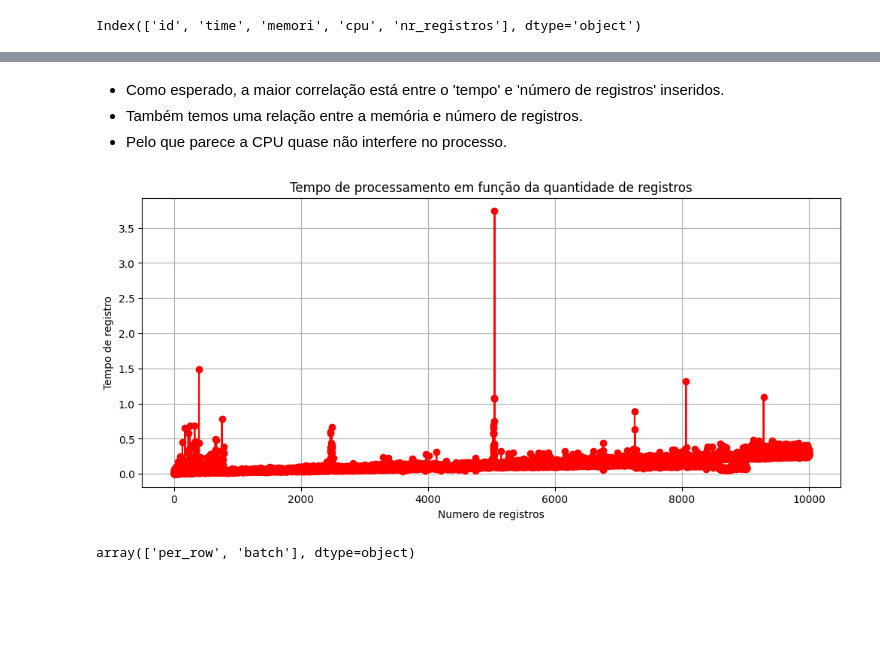
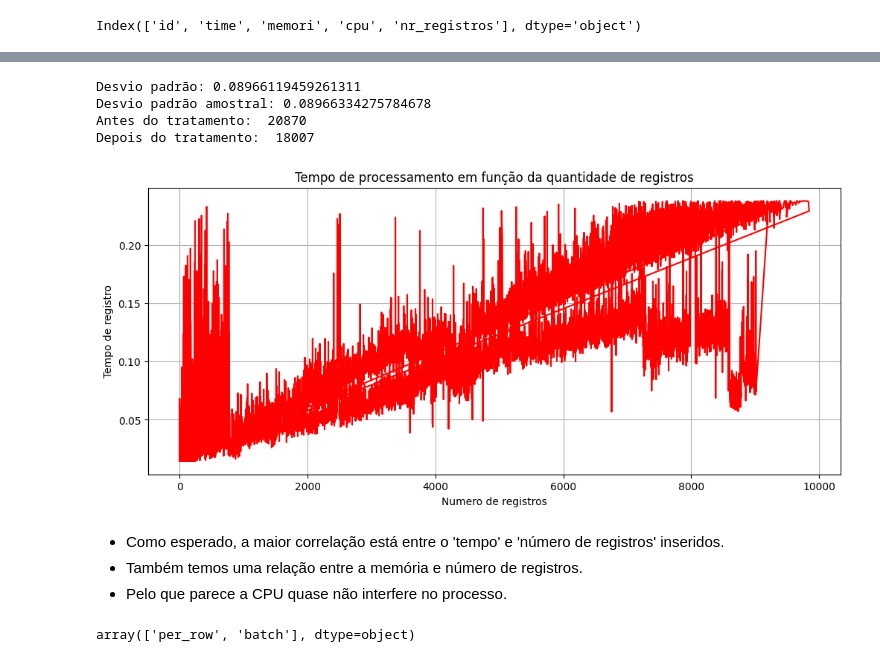
Before and after one commit to The-Data-Forge/SQLITE-PERFORMANCE-TEST, a Jupyter notebook: analise_dados.ipynb, the cells around one changed output, grey strips where cells are left out. Cells and saved outputs as stored; diff of their text form; code cells hidden in the pictures; blank space fills up the shorter version.

```diff
--- a/analise_dados.ipynb
+++ b/analise_dados.ipynb
@@ -114 +166,54 @@ Index(['id', 'time', 'memori', 'cpu', 'nr_registros'], dtype='object')
+# %%
+# Desvio padrão
+int_nr_registros = len(df_insert_results["time"])
+float_media = sum(df_insert_results["time"]) / int_nr_registros
+float_desvio_padrao = (
+    (sum([(x - float_media) ** 2 for x in list(df_insert_results["time"])]))
+    / int_nr_registros
+) ** (0.5)
+print(f"Desvio padrão: {float_desvio_padrao}")
+
+# Desvio padrão amostral
+float_desvio_padrao_amostral = (
+    (sum([(x - float_media) ** 2 for x in list(df_insert_results["time"])]))
+    / (int_nr_registros - 1)
+) ** (0.5)
+print(f"Desvio padrão amostral: {float_desvio_padrao_amostral}")
+
+# O pandas tem a função para calacular o desvio padrão e por default ele usa o desvio padrão amostral
+
+# Tratando outliers usando desvio padrão
+float_lim_superior = float_media + float_desvio_padrao * 1.25
+float_lim_inferior = float_media - float_desvio_padrao * 1.25
+
+print("Antes do tratamento: ", len(df_insert_results))
+
+df_insert_results_sem_outliers = df_insert_results[
+    (df_insert_results["time"] >= float_lim_inferior)
+    & (df_insert_results["time"] <= float_lim_superior)
+]
+
+print("Depois do tratamento: ", len(df_insert_results_sem_outliers))
+# %% [output]
+Desvio padrão: 0.08966119459261311
+Desvio padrão amostral: 0.08966334275784678
+Antes do tratamento:  20870
+Depois do tratamento:  18007
+# %%
+# Plotar um gráfico de tendencia de registros e tempo
+df_tempo_registro = df_insert_results_sem_outliers[["nr_registros", "time"]]
+plt.figure(figsize=(12, 5))
+plt.plot(
+    df_tempo_registro["nr_registros"],
+    df_tempo_registro["time"],
+    linestyle="-",
+    color="r",
+)
+plt.xlabel("Numero de registros")
+plt.ylabel("Tempo de registro")
+plt.title("Tempo de processamento em função da quantidade de registros")
+plt.grid(True)
+plt.show()
+# %% [output]
+[figure, added]
 # %%
@@ -121,16 +226,4 @@ fig.show()
 - Como esperado, a maior correlação está entre o 'tempo' e 'número de registros' inseridos.
 - Também temos uma relação entre a memória e número de registros.
 - Pelo que parece a CPU quase não interfere no processo.
-# %%
-# Plotar um gráfico de tendencia de registros e tempo
-df_tempo_registro = df_insert_results[["nr_registros", "time"]]
-plt.figure(figsize=(12, 5))
-plt.plot(df_tempo_registro['nr_registros'], df_tempo_registro['time'], marker='o', linestyle='-', color='r')
-plt.xlabel('Numero de registros')
-plt.ylabel('Tempo de registro')
-plt.title("Tempo de processamento em função da quantidade de registros")
-plt.grid(True)
-plt.show()
-# %% [output]
-[figure, removed]
 # %%
```
Also changed, not shown: parts of 10 cells of this notebook.
